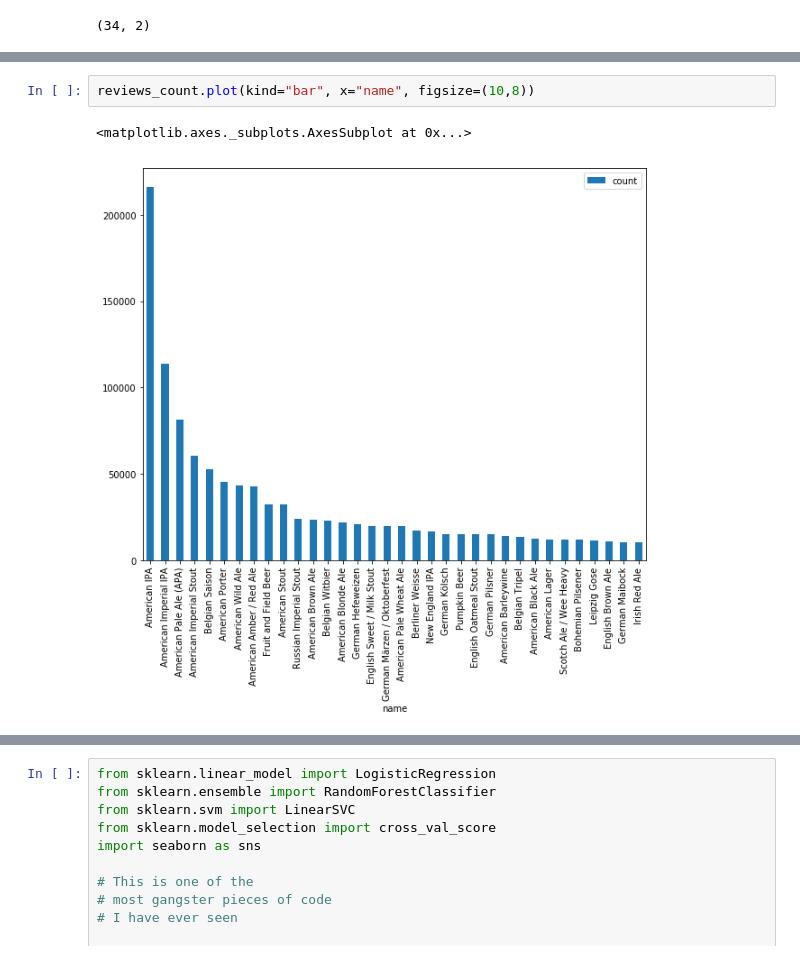
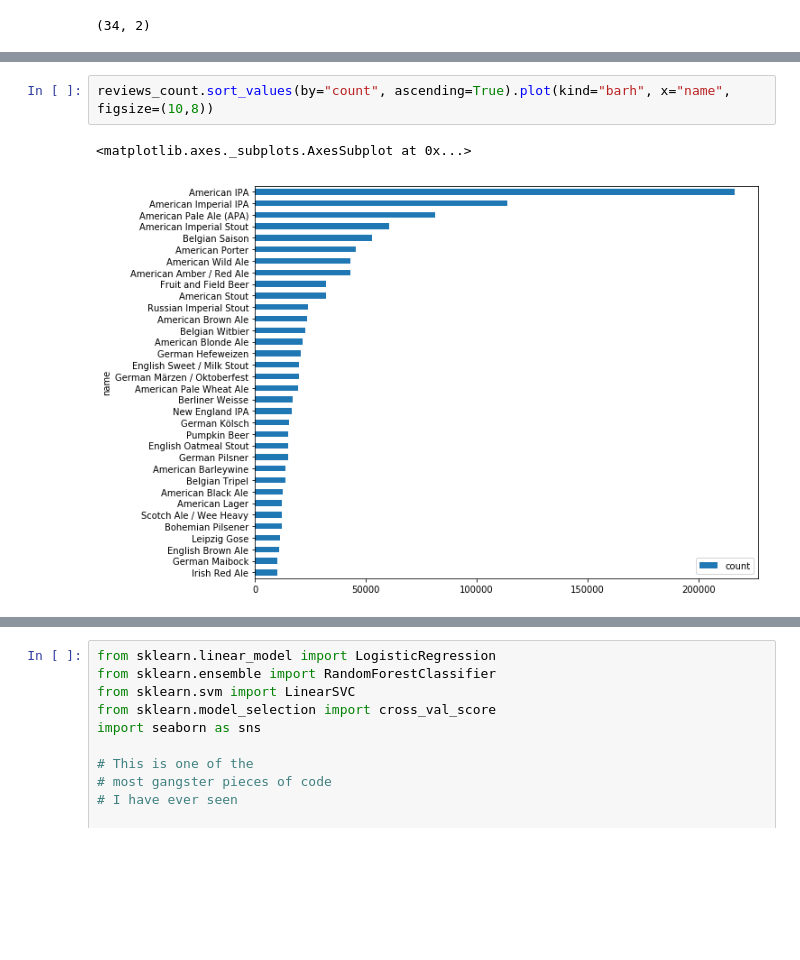
Before and after one commit to rajangdavis/getcraftbeer_eda, a Jupyter notebook: notebooks/Classifying Reviews by Style.ipynb, the cells around one changed output, grey strips where cells are left out. Cells and saved outputs as stored; diff of their text form; blank space fills up the shorter version.

```diff
--- a/notebooks/Classifying Reviews by Style.ipynb
+++ b/notebooks/Classifying Reviews by Style.ipynb
@@ -87,8 +87,8 @@ reviews_count.tail()
 # %%
-reviews_count.plot(kind="bar", x="name", figsize=(10,8))
+reviews_count.sort_values(by="count", ascending=True).plot(kind="barh", x="name", figsize=(10,8))
 # %% [output]
 <matplotlib.axes._subplots.AxesSubplot at 0x...>
-[figure, old version]
+[figure, new version]
 # %%
 reviews_query = """
 SELECT
```
Also changed, not shown: parts of 7 cells of this notebook, 4 other files.
